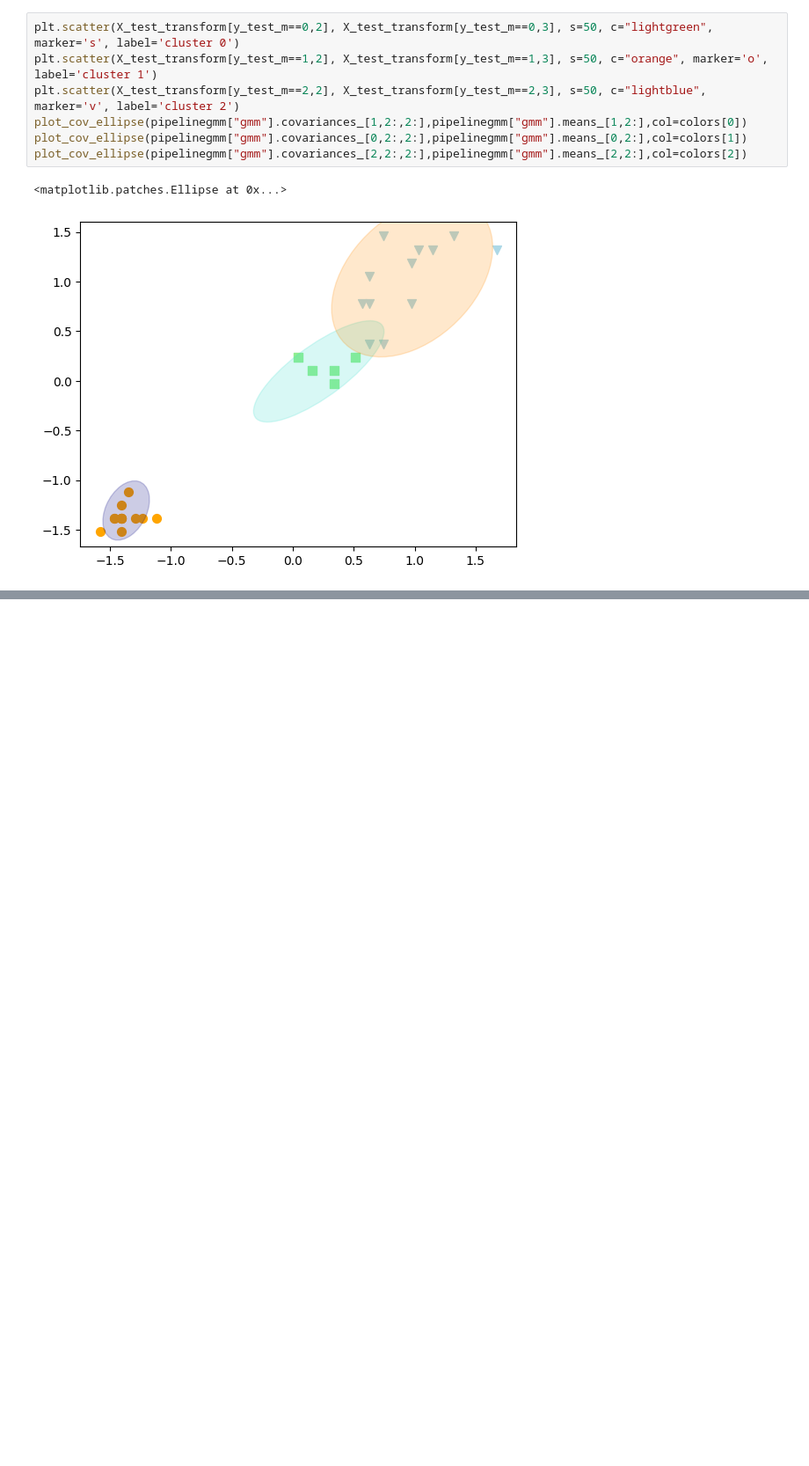
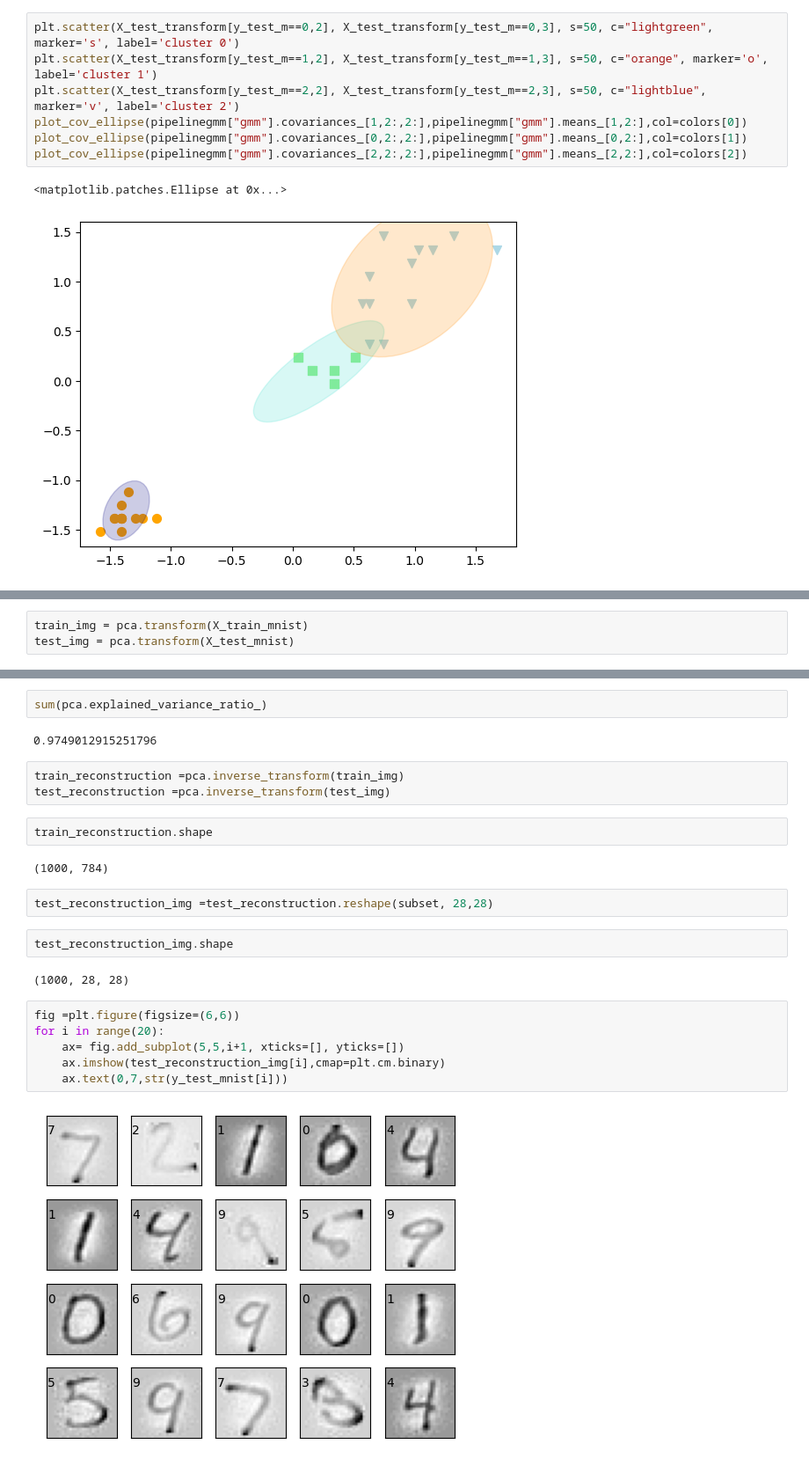
Before and after one commit to MAESTRiA-ESTADiS-CIENCIA-DATOS-Bosque/machine_learning_II_bosque_Jan, a Jupyter notebook: Clases/Clase4/Clase5_notas.ipynb, the cells around one changed output, grey strips where cells are left out. Shown at 88% size. Cells and saved outputs as stored; diff of their text form; blank space fills up the shorter version.

```diff
--- a/Clases/Clase4/Clase5_notas.ipynb
+++ b/Clases/Clase4/Clase5_notas.ipynb
@@ -274,0 +353,3 @@ plot_cov_ellipse(pipelinegmm["gmm"].covariances_[2,2:,2:],pipelinegmm["gmm"].mea
+# %%
+train_img = pca.transform(X_train_mnist)
+test_img = pca.transform(X_test_mnist)
@@ -274,0 +360,25 @@ plot_cov_ellipse(pipelinegmm["gmm"].covariances_[2,2:,2:],pipelinegmm["gmm"].mea
+# %%
+sum(pca.explained_variance_ratio_)
+# %% [output]
+0.9749012915251796
+# %%
+train_reconstruction =pca.inverse_transform(train_img)
+test_reconstruction =pca.inverse_transform(test_img)
+# %%
+train_reconstruction.shape
+# %% [output]
+(1000, 784)
+# %%
+test_reconstruction_img =test_reconstruction.reshape(subset, 28,28)
+# %%
+test_reconstruction_img.shape
+# %% [output]
+(1000, 28, 28)
+# %%
+fig =plt.figure(figsize=(6,6))
+for i in range(20):
+    ax= fig.add_subplot(5,5,i+1, xticks=[], yticks=[])
+    ax.imshow(test_reconstruction_img[i],cmap=plt.cm.binary)
+    ax.text(0,7,str(y_test_mnist[i]))
+# %% [output]
+[figure, added]
```
Also changed, not shown: parts of 30 cells of this notebook, 2 other files.
